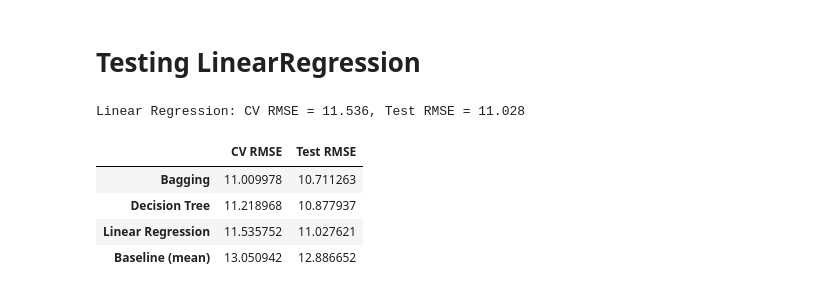
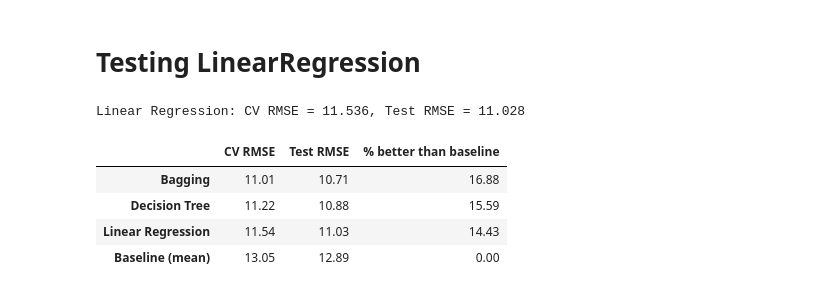
Before and after one commit to Kelly-E-Casey/Soo-Locks-Time-Prediction, a Jupyter notebook: 02_modeling.ipynb, the cells around one changed output. Cells and saved outputs as stored; diff of their text form; code cells hidden in the pictures.

```diff
--- a/02_modeling.ipynb
+++ b/02_modeling.ipynb
@@ -230,10 +236,16 @@ report("Linear Regression", lin)
 # %% [output]
 Linear Regression: CV RMSE = 11.536, Test RMSE = 11.028
 # %%
-pd.DataFrame(scores).T.sort_values('CV RMSE')
+# Compare every model against the mean baseline (lower RMSE is better)
+results = pd.DataFrame(scores).T
+baseline_rmse = results.loc['Baseline (mean)', 'Test RMSE']
+
+results['% better than baseline'] = (baseline_rmse - results['Test RMSE']) / baseline_rmse * 100
+
+results.sort_values('Test RMSE').round(2)
 # %% [output]
-|  | CV RMSE | Test RMSE |
-| Bagging | 11.009978 | 10.711263 |
-| Decision Tree | 11.218968 | 10.877937 |
-| Linear Regression | 11.535752 | 11.027621 |
-| Baseline (mean) | 13.050942 | 12.886652 |
+|  | CV RMSE | Test RMSE | % better than baseline |
+| Bagging | 11.01 | 10.71 | 16.88 |
+| Decision Tree | 11.22 | 10.88 | 15.59 |
+| Linear Regression | 11.54 | 11.03 | 14.43 |
+| Baseline (mean) | 13.05 | 12.89 | 0.00 |
```
Also changed, not shown: parts of 7 cells of this notebook, 2 other files.
